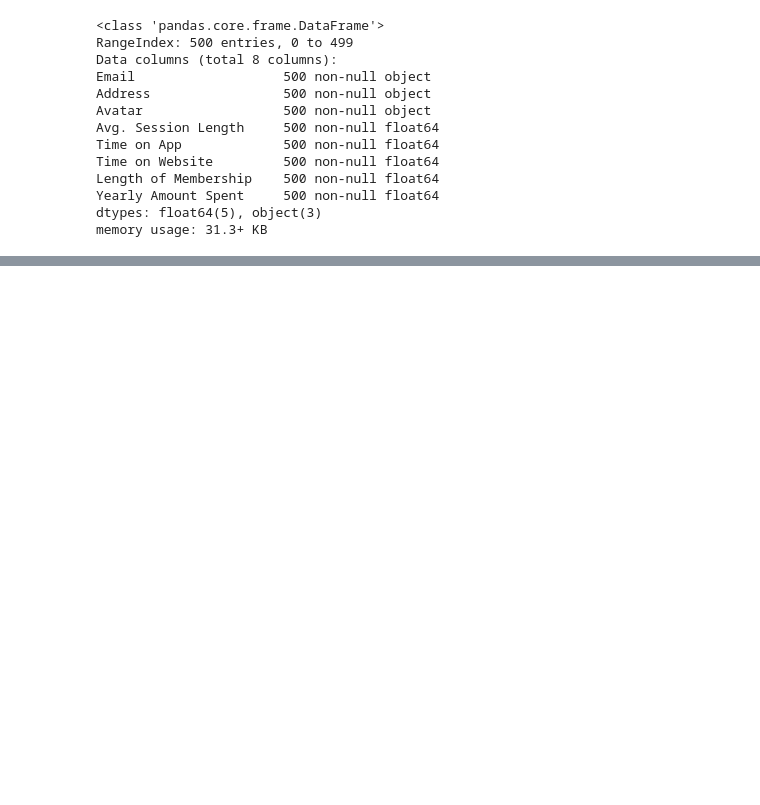
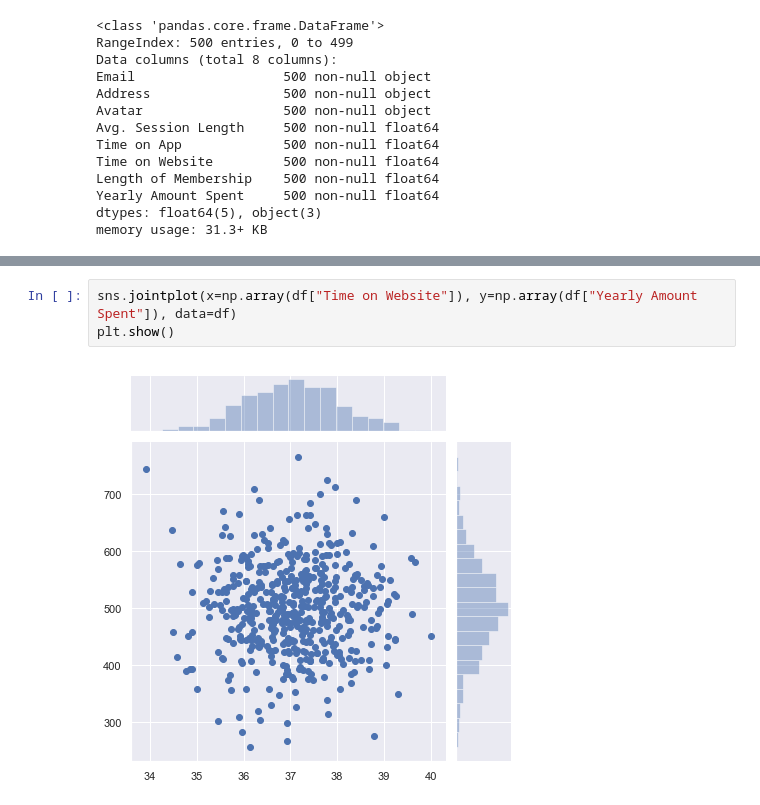
Before and after one commit to ashmanmalhotra/MSIT, a Jupyter notebook: Day21/Untitled.ipynb, the cells around one changed output, grey strips where cells are left out. Saved outputs shown, nothing was run; the diff lists cells and outputs as text; blank space fills up the shorter version.

```diff
--- a/Day21/Untitled.ipynb
+++ b/Day21/Untitled.ipynb
@@ -45,0 +57,5 @@ df.describe()
+# %%
+sns.jointplot(x=np.array(df["Time on Website"]), y=np.array(df["Yearly Amount Spent"]), data=df)
+plt.show()
+# %% [output]
+[figure, added]
```
Also changed, not shown: parts of 23 cells of this notebook, 3 other files.
